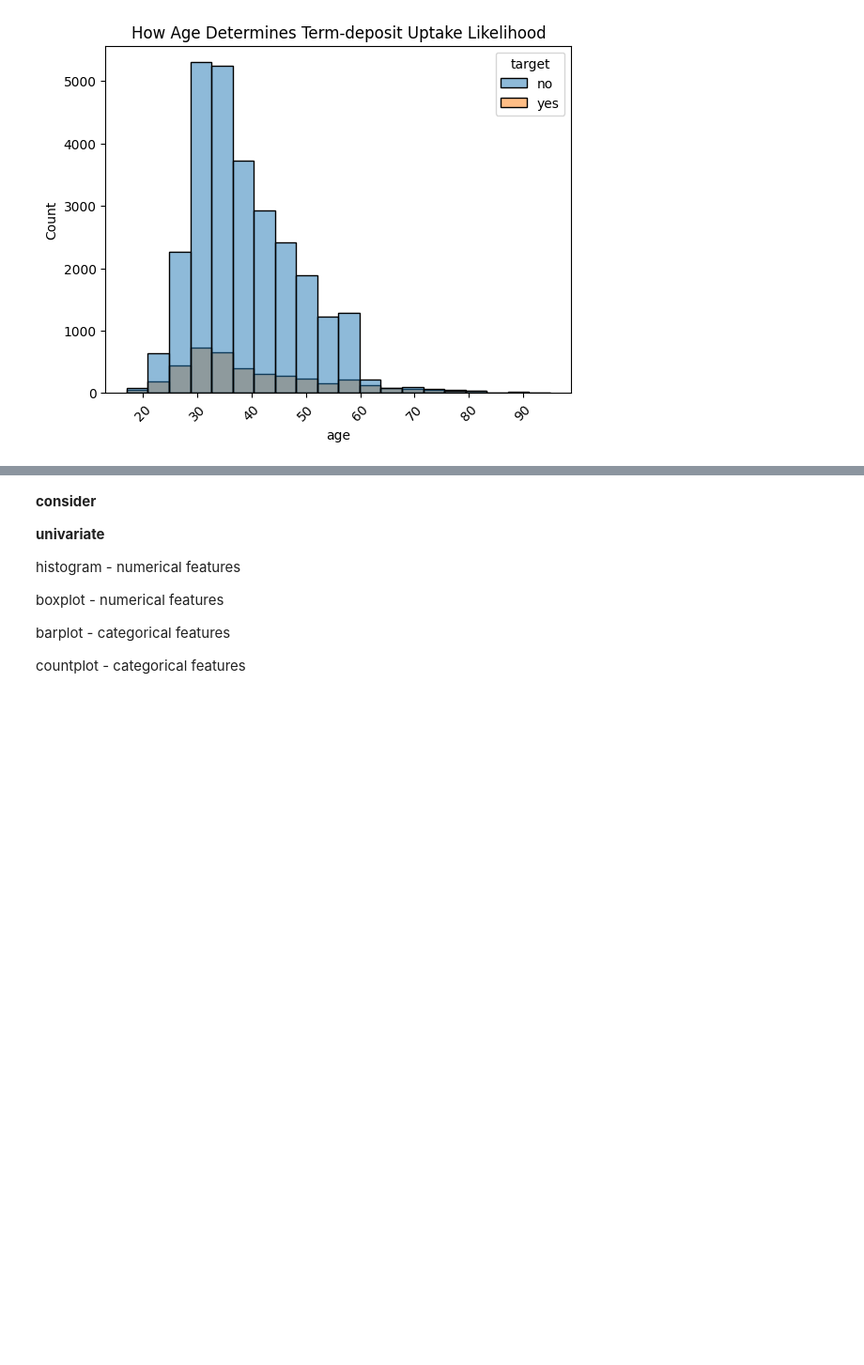
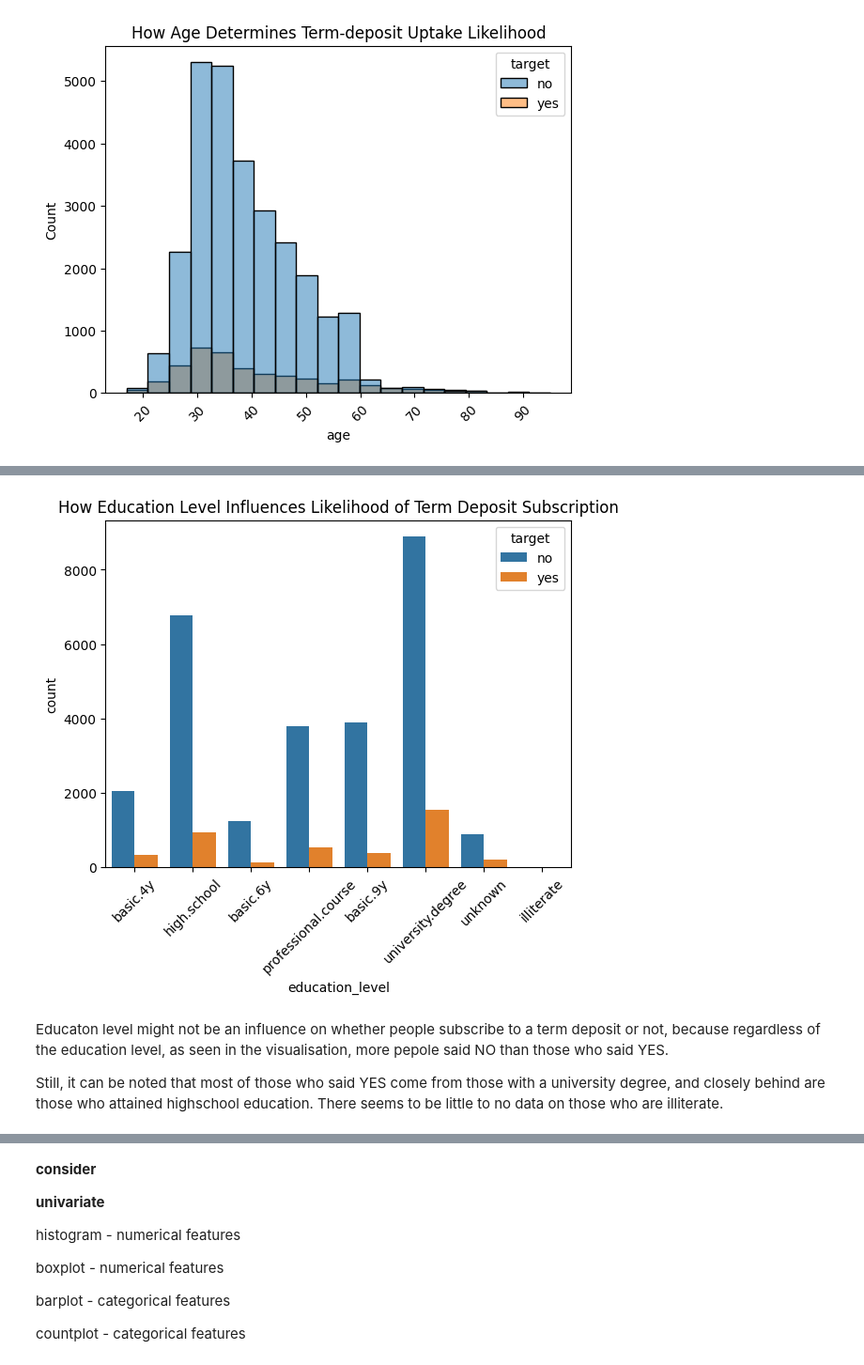
Before and after one commit to audrey-nakate/bank_marketing_analysis, a Jupyter notebook: audrey_bank_marketing.ipynb, the cells around one changed output, grey strips where cells are left out. Shown at 94% size. Saved outputs shown, nothing was run; the diff lists cells and outputs as text; code cells hidden in the pictures; blank space fills up the shorter version.

Commit message:
more visualisations

```diff
--- a/audrey_bank_marketing.ipynb
+++ b/audrey_bank_marketing.ipynb
@@ -291,0 +300,10 @@ ax.set_title('How Age Determines Term-deposit Uptake Likelihood');
+# %%
+ax = sns.countplot(data=bank_data, x='education_level', hue='target')
+ax.tick_params(axis='x', rotation=45)
+ax.set_title('How Education Level Influences Likelihood of Term Deposit Subscription');
+# %% [output]
+[figure, added]
+# %% [markdown]
+Educaton level might not be an influence on whether people subscribe to a term deposit or not, because regardless of the education level, as seen in the visualisation, more pepole said NO than those who said YES.
+
+Still, it can be noted that most of those who said YES come from those with a university degree, and closely behind are those who attained highschool education. There seems to be little to no data on those who are illiterate.
```
Also changed, not shown: parts of 5 cells of this notebook.
